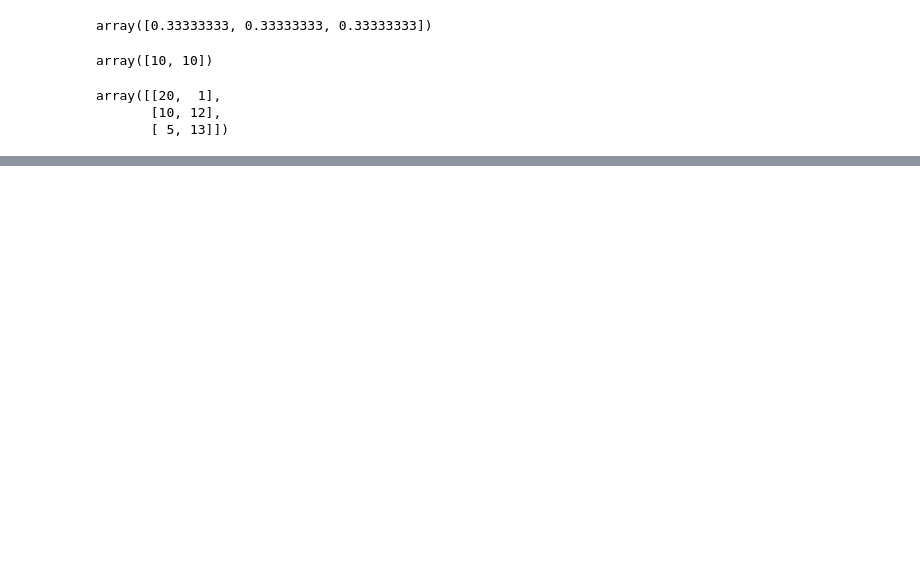
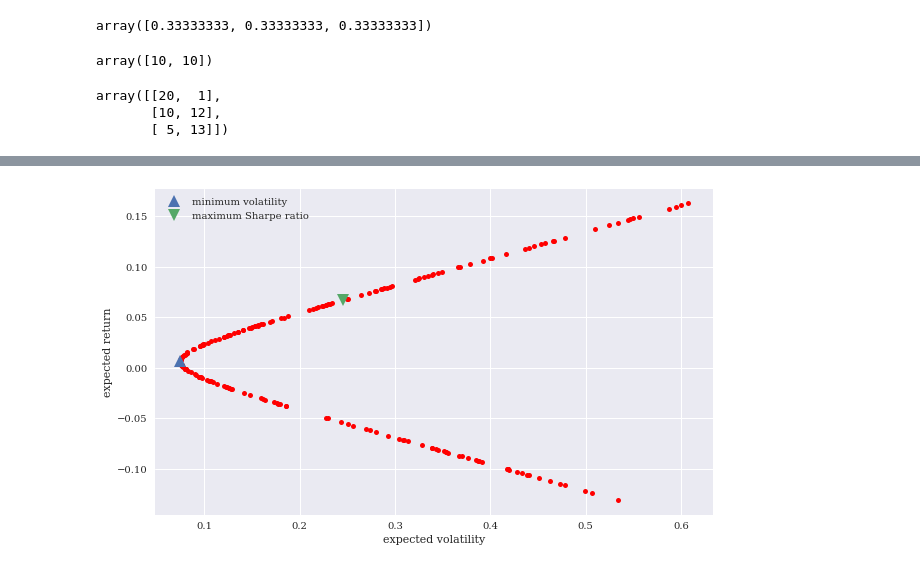
Before and after one commit to michaelsyao/AI_in_Finance, a Jupyter notebook: 03_normative_finance.ipynb, the cells around one changed output, grey strips where cells are left out. Drawn from its saved outputs; the diff is of its cells as text; code cells hidden in the pictures; blank space fills up the shorter version.

```diff
--- a/03_normative_finance.ipynb
+++ b/03_normative_finance.ipynb
@@ -240,0 +269,5 @@ array([[20,  1],
+# %%
+bnds = ((0, 1), (0, 1))
+# %%
+min_var = minimize(sigma_phi, (0.5, 0.5),
+                   constraints=cons, bounds=bnds)
@@ -240,0 +286,7 @@ array([[20,  1],
+# %%
+# Defines the sharpe ratio function, assuming a short rate of 0
+def sharpe(phi):
+    return mu_phi(phi) / sigma_phi(phi)
+# %%
+max_sharpe = minimize(lambda phi: -sharpe(phi), (0.5, 0.5),
+               constraints=cons, bounds=bnds)
@@ -240,0 +305,12 @@ array([[20,  1],
+# %%
+plt.figure(figsize=(10, 6))
+plt.plot(mcs[:, 0], mcs[:, 1], 'ro', ms=5)
+plt.plot(sigma_phi(min_var['x']), mu_phi(min_var['x']),
+         '^', ms=12.5, label='minimum volatility')
+plt.plot(sigma_phi(max_sharpe['x']), mu_phi(max_sharpe['x']),
+         'v', ms=12.5, label='maximum Sharpe ratio')
+plt.xlabel('expected volatility')
+plt.ylabel('expected return')
+plt.legend();
+# %% [output]
+[figure, added]
```
Also changed, not shown: parts of 30 cells of this notebook.
